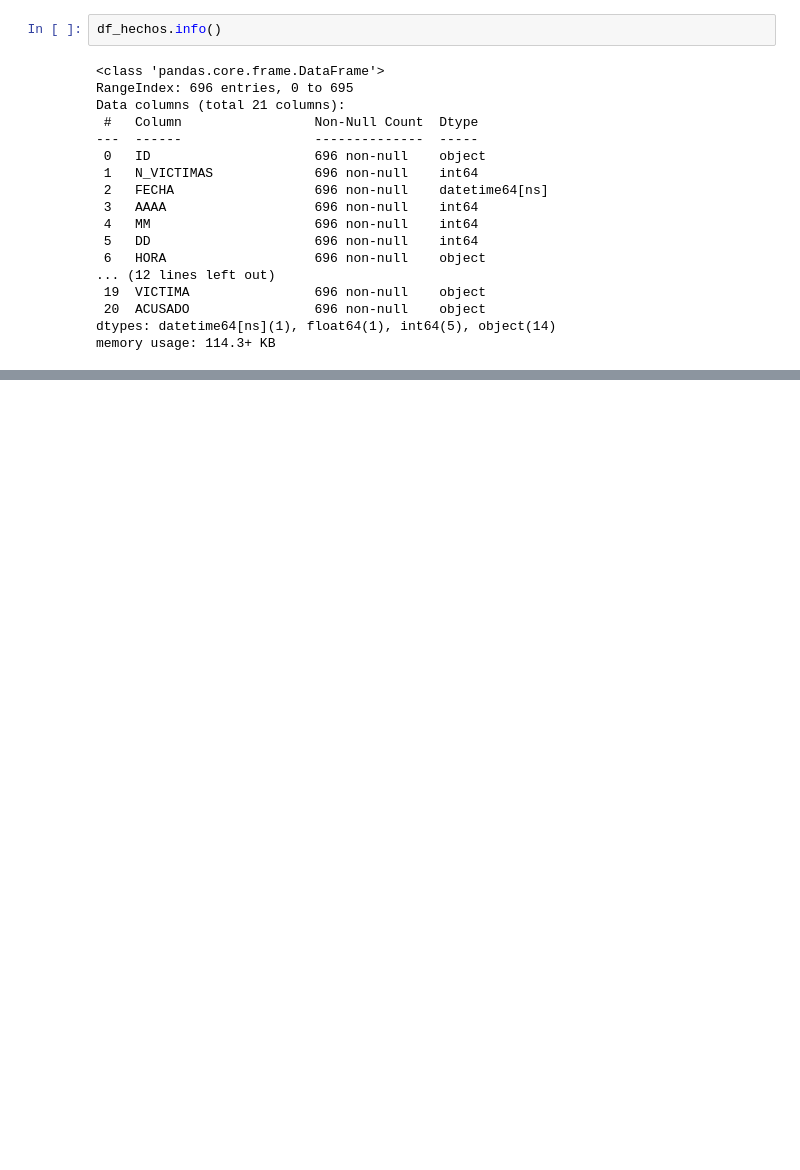
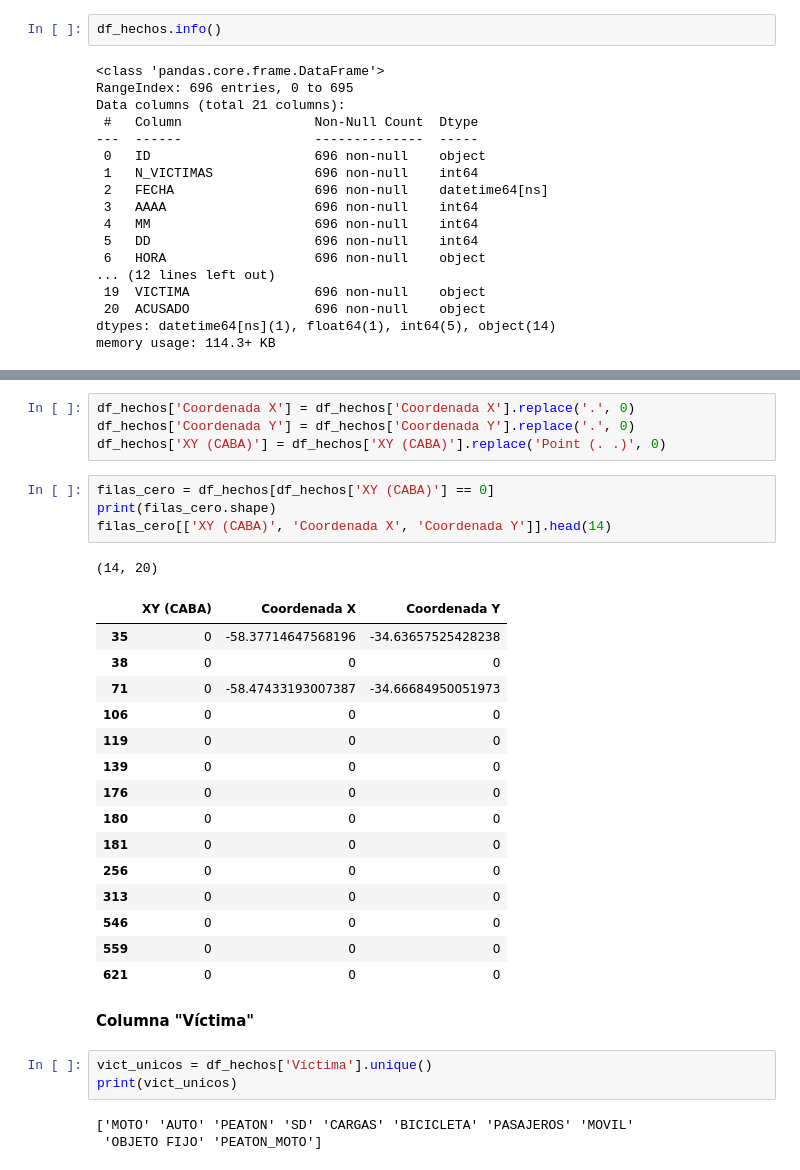
Before and after one commit to FedeZell/PI-Data-Analysis, a Jupyter notebook: Notebooks/ETL.ipynb, the cells around one changed output, grey strips where cells are left out. Saved outputs shown, nothing was run; the diff lists cells and outputs as text; blank space fills up the shorter version.

```diff
--- a/Notebooks/ETL.ipynb
+++ b/Notebooks/ETL.ipynb
@@ -31,0 +336,33 @@ memory usage: 114.3+ KB
+# %%
+df_hechos['Coordenada X'] = df_hechos['Coordenada X'].replace('.', 0)
+df_hechos['Coordenada Y'] = df_hechos['Coordenada Y'].replace('.', 0)
+df_hechos['XY (CABA)'] = df_hechos['XY (CABA)'].replace('Point (. .)', 0)
+# %%
+filas_cero = df_hechos[df_hechos['XY (CABA)'] == 0]
+print(filas_cero.shape)
+filas_cero[['XY (CABA)', 'Coordenada X', 'Coordenada Y']].head(14)
+# %% [output]
+(14, 20)
+|  | XY (CABA) | Coordenada X | Coordenada Y |
+| 35 | 0 | -58.37714647568196 | -34.63657525428238 |
+| 38 | 0 | 0 | 0 |
+| 71 | 0 | -58.47433193007387 | -34.66684950051973 |
+| 106 | 0 | 0 | 0 |
+| 119 | 0 | 0 | 0 |
+| 139 | 0 | 0 | 0 |
+| 176 | 0 | 0 | 0 |
+| 180 | 0 | 0 | 0 |
+| 181 | 0 | 0 | 0 |
+| 256 | 0 | 0 | 0 |
+| 313 | 0 | 0 | 0 |
+| 546 | 0 | 0 | 0 |
+| 559 | 0 | 0 | 0 |
+| 621 | 0 | 0 | 0 |
+# %% [markdown]
+**Columna "Víctima"**
+# %%
+vict_unicos = df_hechos['Víctima'].unique()
+print(vict_unicos)
+# %% [output]
+['MOTO' 'AUTO' 'PEATON' 'SD' 'CARGAS' 'BICICLETA' 'PASAJEROS' 'MOVIL'
+ 'OBJETO FIJO' 'PEATON_MOTO']
```
Also changed, not shown: parts of 117 cells of this notebook, 2 other files.
